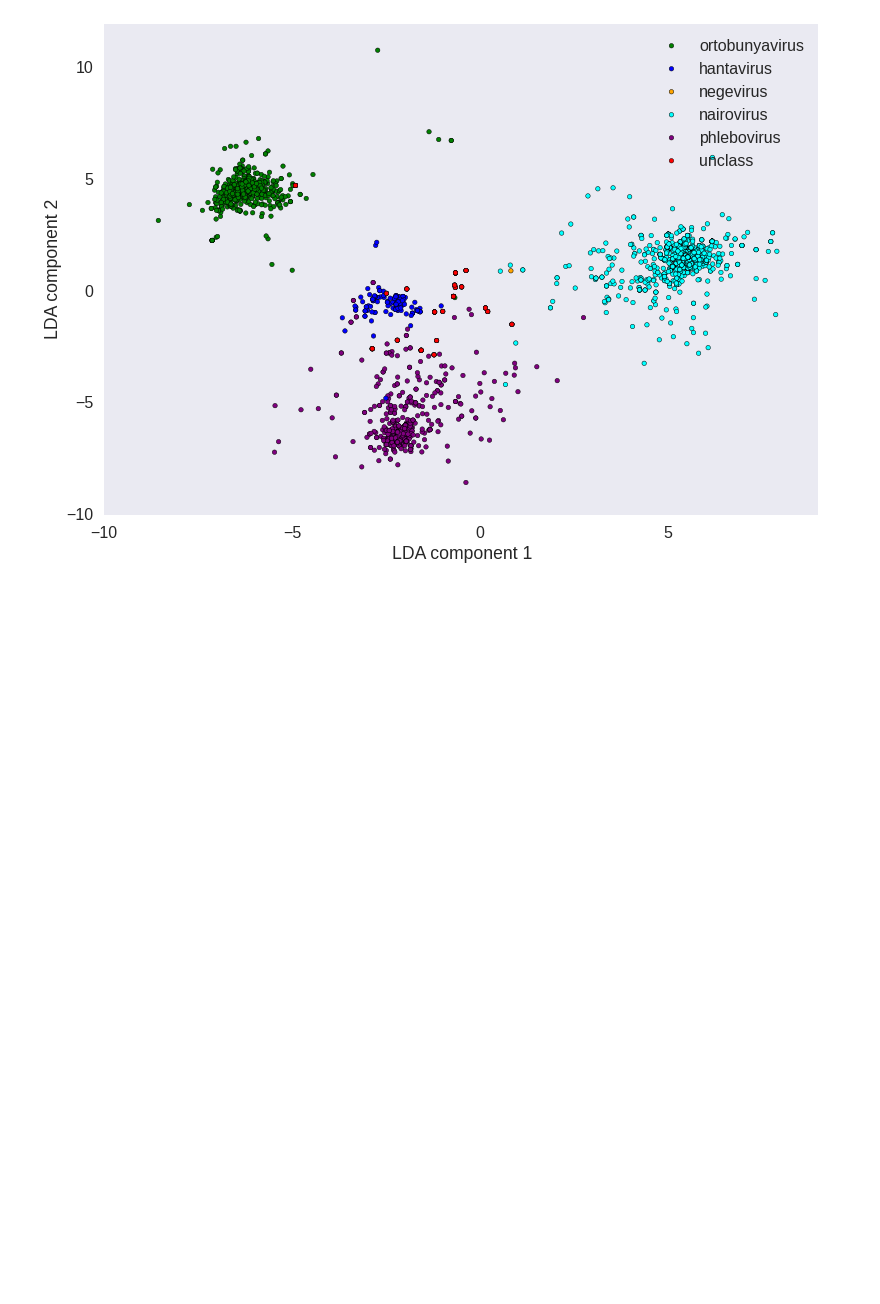
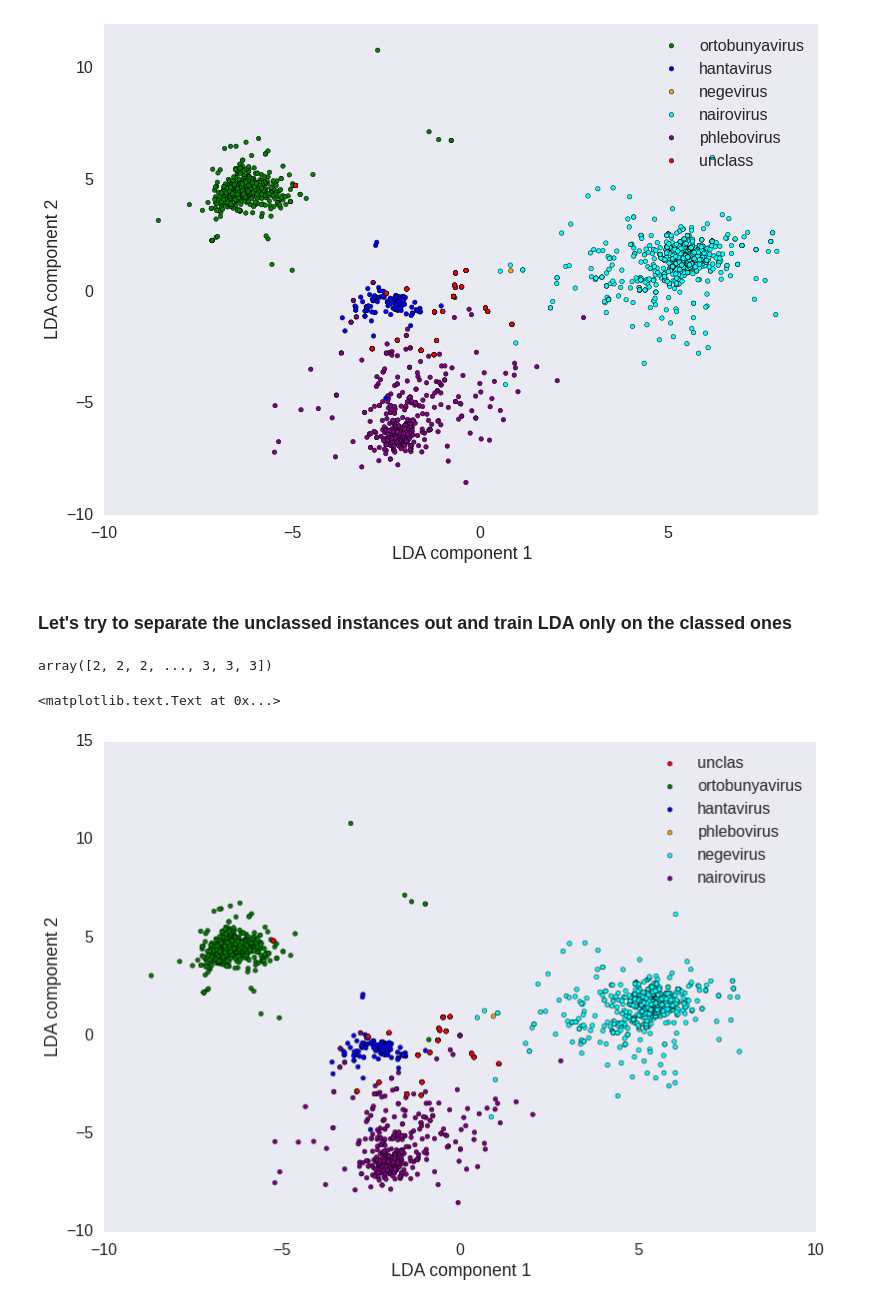
Before and after one commit to aflyax/virus_scikit, a Jupyter notebook: virus_clustering.ipynb, the cells around one changed output. Saved outputs shown, nothing was run; the diff lists cells and outputs as text; code cells hidden in the pictures; blank space fills up the shorter version.

```diff
--- a/virus_clustering.ipynb
+++ b/virus_clustering.ipynb
@@ -113,3 +113,49 @@ plt.ylabel('LDA component 2')
 # %% [output]
 <matplotlib.text.Text at 0x...>
 [figure]
+# %% [markdown]
+### Let's try to separate the unclassed instances out and train LDA only on the classed ones
+# %%
+unclass_df = virus_df[virus_df.species=='unclass']
+class_df =  virus_df[virus_df.species!='unclass']
+unclass_df.head()
+
+X_class = class_df.drop(['species'], 1, inplace=False).values
+X_unclass = unclass_df.drop(['species'], 1, inplace=False).values
+labels_class = class_df.species.values
+
+labels_class = class_df.species
+unique_labels = np.unique(labels_class)
+
+labels_dict = {}
+
+labels_dict = { unique_labels[i]: i for i in range(len(unique_labels)) }
+labels_dict
+
+y_class = np.array([ labels_dict[i] for i in labels_class ])
+y_class
+# %% [output]
+array([2, 2, 2, ..., 3, 3, 3])
+# %%
+colors = ['green', 'blue', 'orange', 'cyan', 'purple']
+
+class_colors_labels = []
+class_color_labels = np.array(colors)[y_class]
+# %%
+lda = LDA(n_components=2)
+class_lda = lda.fit(X_class, y_class).transform(X_class)
+unclass_lda = lda.fit(X_class, y_class).transform(X_unclass)
+# %%
+plt.scatter(class_lda[:,0], class_lda[:,1], c = class_color_labels, marker='o')
+plt.scatter(unclass_lda[:,0], unclass_lda[:,1], c = 'red', marker='o', label='unclas')
+
+
+for i in range(len(labels_dict)):
+    plt.scatter(0, 0, c=colors[i], label=list(labels_dict.keys())[i])
+
+plt.legend(loc='best');
+plt.xlabel('LDA component 1')
+plt.ylabel('LDA component 2')
+# %% [output]
+<matplotlib.text.Text at 0x...>
+[figure, added]
```
